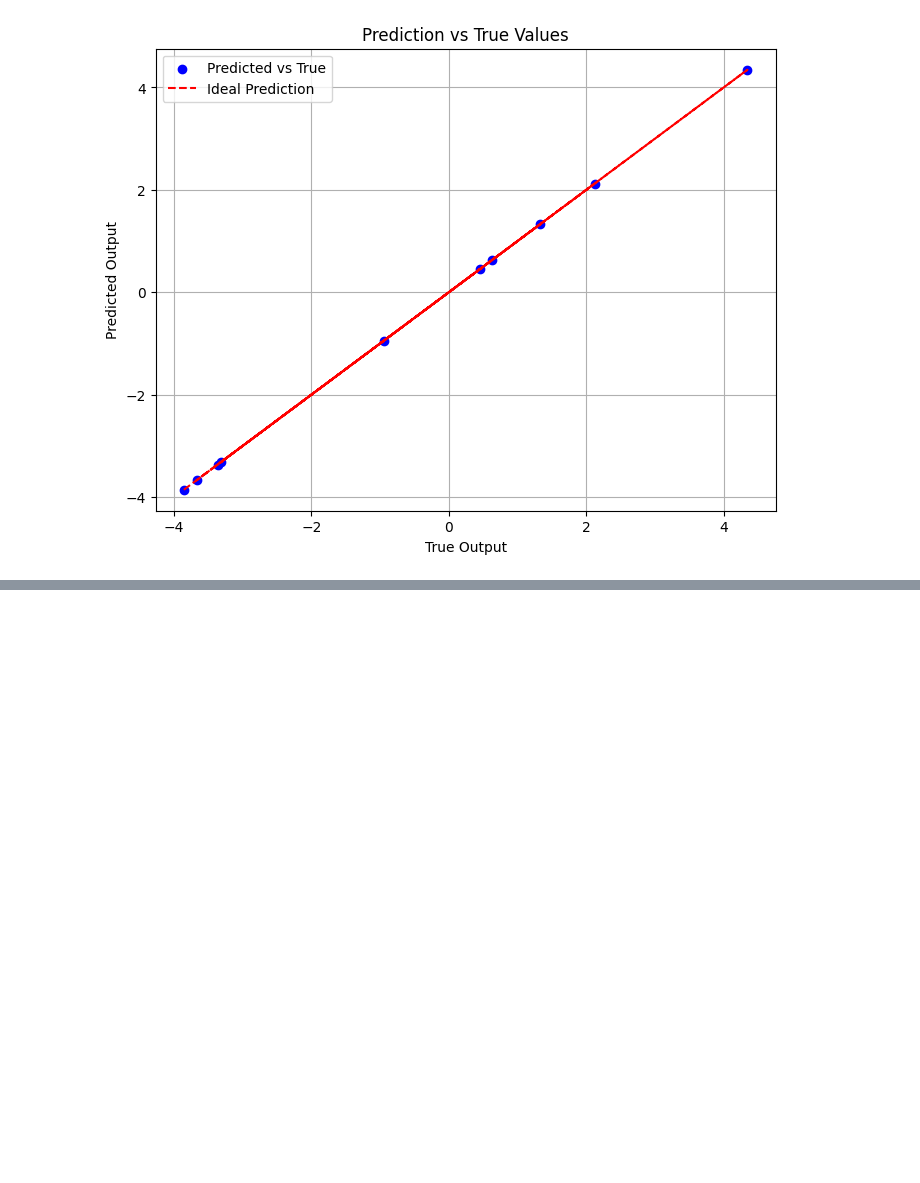
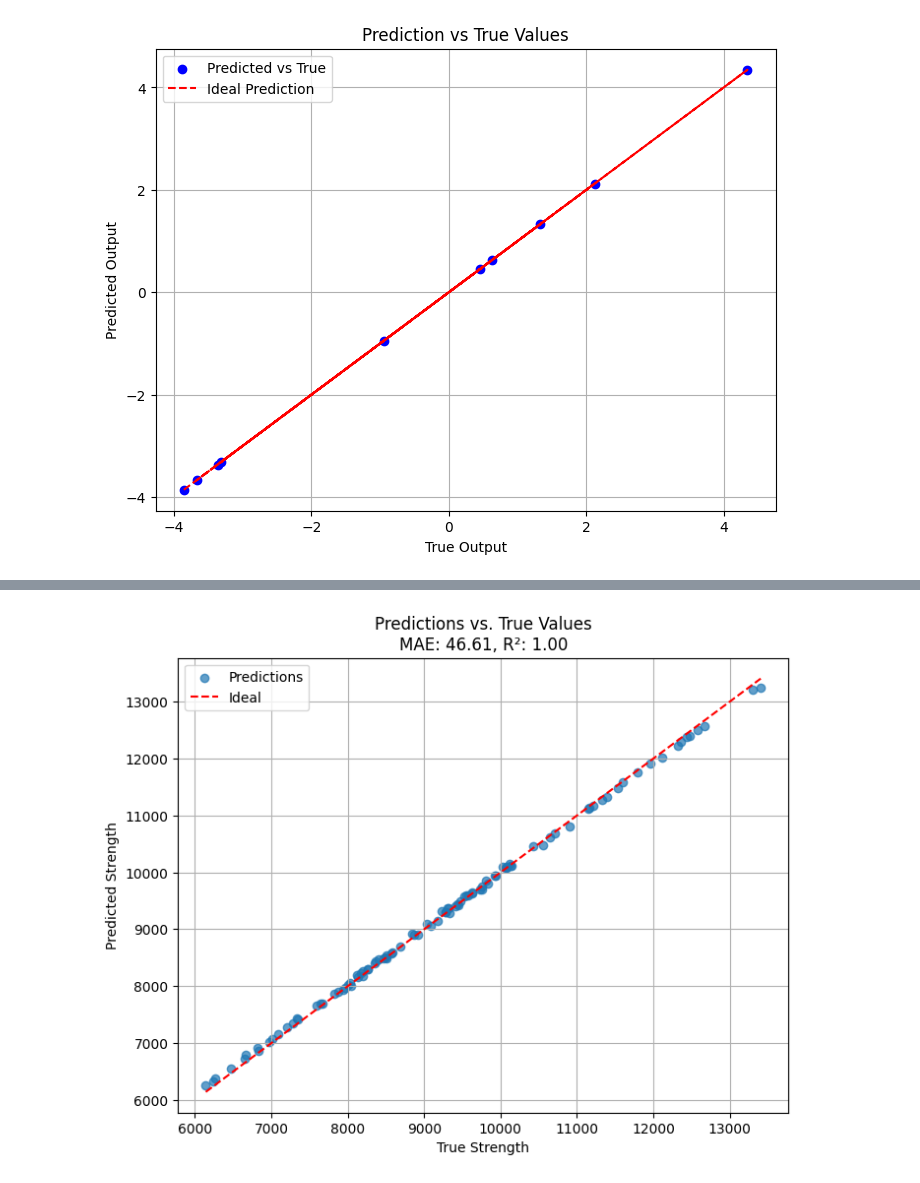
Before and after one commit to Daniel19993099/Thesis, a Jupyter notebook: ANN-1.ipynb, the cells around one changed output, grey strips where cells are left out. Cells and saved outputs as stored; diff of their text form; code cells hidden in the pictures; blank space fills up the shorter version.

```diff
--- a/ANN-1.ipynb
+++ b/ANN-1.ipynb
@@ -63,0 +117,80 @@ plt.show()
+# %%
+import numpy as np
+import tensorflow as tf
+import matplotlib.pyplot as plt
+from tensorflow.keras.models import Model
+from tensorflow.keras.layers import Input, Dense, Concatenate
+from sklearn.model_selection import train_test_split
+from sklearn.metrics import mean_absolute_error, r2_score
+
+# Set random seed for reproducibility
+np.random.seed(42)
+tf.random.set_seed(42)
+
+# Generate synthetic data
+num_samples = 500
+
+node_features = np.random.rand(num_samples, 10)
+element_features = np.random.rand(num_samples, 15)
+
+# Define random interaction weights
+interaction_weights = np.random.rand(10, 15)
+
+# Define scaling coefficients
+alpha = 1.5
+beta = 2.0
+gamma = 5.0
+
+# Compute strength using the new equation
+true_strength = (
+    np.einsum('ij,kj->i', node_features @ interaction_weights, element_features) +  # Interaction term
+    alpha * np.sum(node_features**2, axis=1) +  # Node quadratic effect
+    beta * np.sum(element_features**2, axis=1) +  # Element quadratic effect
+    gamma +  # Bias term
+    np.random.normal(0, 0.5, num_samples)  # Small noise for variability
+)
+
+# Split into training and testing sets
+X_train_nodes, X_test_nodes, X_train_elements, X_test_elements, y_train, y_test = train_test_split(
+    node_features, element_features, true_strength, test_size=0.2, random_state=42)
+
+# Define multi-branch ANN
+node_input = Input(shape=(10,), name="Node_Input")
+node_branch = Dense(64, activation="relu")(node_input)
+node_branch = Dense(32, activation="relu")(node_branch)
+
+element_input = Input(shape=(15,), name="Element_Input")
+element_branch = Dense(64, activation="relu")(element_input)
+element_branch = Dense(32, activation="relu")(element_branch)
+
+# Concatenate branches
+merged = Concatenate()([node_branch, element_branch])
+merged = Dense(64, activation="relu")(merged)
+merged = Dense(32, activation="relu")(merged)
+output = Dense(1, activation="linear", name="Prediction_Output")(merged)
+
+# Create model
+model = Model(inputs=[node_input, element_input], outputs=output)
+model.compile(optimizer="adam", loss="mse", metrics=["mae"])
+
+# Train model
+history = model.fit([X_train_nodes, X_train_elements], y_train, epochs=50, batch_size=16, validation_split=0.1, verbose=0)
+
+# Predict on test data
+y_pred = model.predict([X_test_nodes, X_test_elements]).flatten()
+
+# Compute metrics
+mae = mean_absolute_error(y_test, y_pred)
+r2 = r2_score(y_test, y_pred)
+
+# Plot predictions vs. true values
+plt.figure(figsize=(8, 6))
+plt.scatter(y_test, y_pred, alpha=0.7, label="Predictions")
+plt.plot([min(y_test), max(y_test)], [min(y_test), max(y_test)], color="red", linestyle="--", label="Ideal")
+plt.xlabel("True Strength")
+plt.ylabel("Predicted Strength")
+plt.title(f"Predictions vs. True Values\nMAE: {mae:.2f}, R²: {r2:.2f}")
+plt.legend()
+plt.grid(True)
+plt.show()
+# %% [output]
@@ -63,0 +198 @@ plt.show()
+[figure, added]
```
Also changed, not shown: parts of 2 cells of this notebook.
